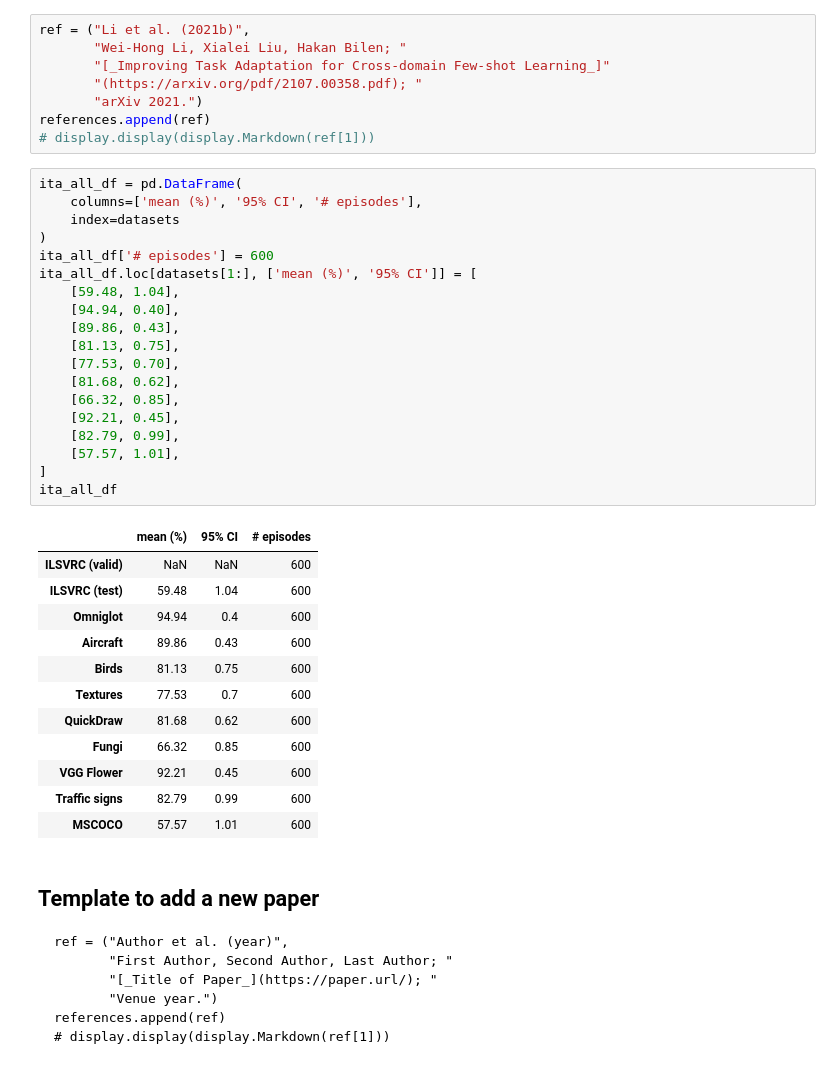
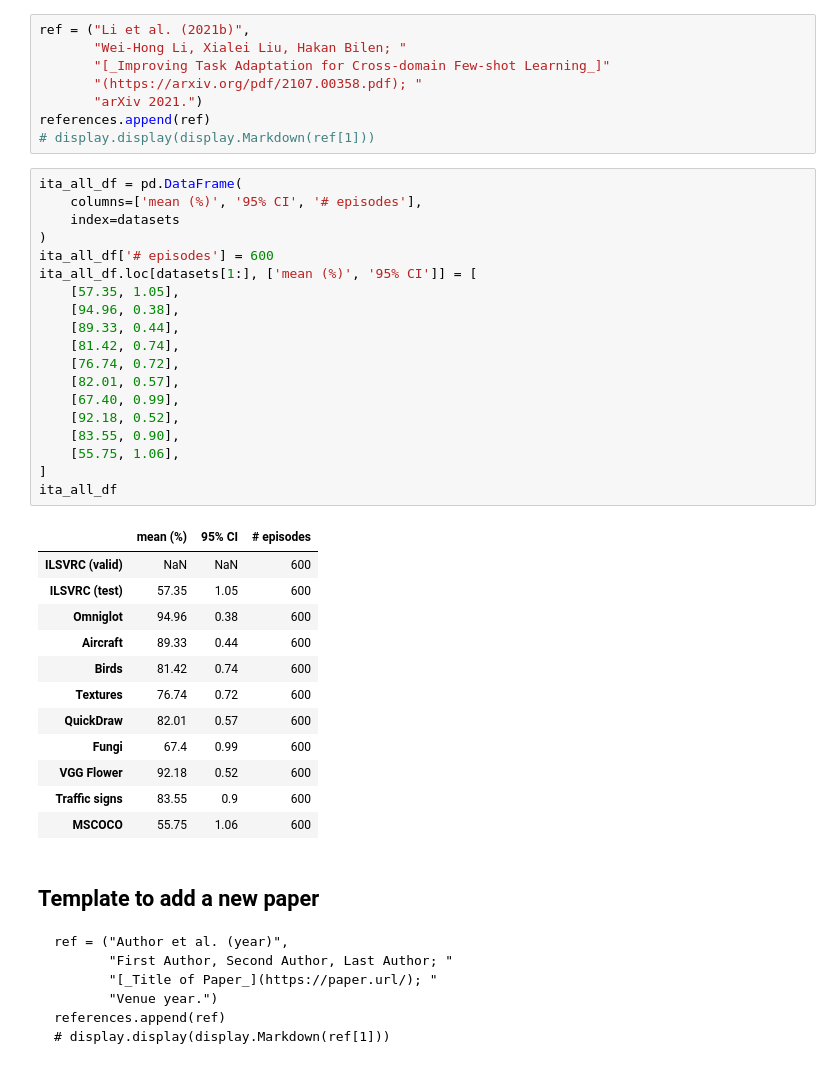
Before and after one commit to google-research/meta-dataset, a Jupyter notebook: Leaderboard.ipynb, the cells around one changed output. Cells and saved outputs as stored; diff of their text form.

```diff
--- a/Leaderboard.ipynb
+++ b/Leaderboard.ipynb
@@ -1135,35 +1135,35 @@ references.append(ref)
 # %%
 ita_all_df = pd.DataFrame(
     columns=['mean (%)', '95% CI', '# episodes'],
     index=datasets
 )
 ita_all_df['# episodes'] = 600
 ita_all_df.loc[datasets[1:], ['mean (%)', '95% CI']] = [
-    [59.48, 1.04],
-    [94.94, 0.40],
-    [89.86, 0.43],
-    [81.13, 0.75],
-    [77.53, 0.70],
-    [81.68, 0.62],
-    [66.32, 0.85],
-    [92.21, 0.45],
-    [82.79, 0.99],
-    [57.57, 1.01],
+    [57.35, 1.05],
+    [94.96, 0.38],
+    [89.33, 0.44],
+    [81.42, 0.74],
+    [76.74, 0.72],
+    [82.01, 0.57],
+    [67.40, 0.99],
+    [92.18, 0.52],
+    [83.55, 0.90],
+    [55.75, 1.06],
 ]
 ita_all_df
 # %% [output]
 |  | mean (%) | 95% CI | # episodes |
 | ILSVRC (valid) | NaN | NaN | 600 |
-| ILSVRC (test) | 59.48 | 1.04 | 600 |
-| Omniglot | 94.94 | 0.4 | 600 |
-| Aircraft | 89.86 | 0.43 | 600 |
-| Birds | 81.13 | 0.75 | 600 |
-| Textures | 77.53 | 0.7 | 600 |
-| QuickDraw | 81.68 | 0.62 | 600 |
-| Fungi | 66.32 | 0.85 | 600 |
-| VGG Flower | 92.21 | 0.45 | 600 |
-| Traffic signs | 82.79 | 0.99 | 600 |
-| MSCOCO | 57.57 | 1.01 | 600 |
+| ILSVRC (test) | 57.35 | 1.05 | 600 |
+| Omniglot | 94.96 | 0.38 | 600 |
+| Aircraft | 89.33 | 0.44 | 600 |
+| Birds | 81.42 | 0.74 | 600 |
+| Textures | 76.74 | 0.72 | 600 |
+| QuickDraw | 82.01 | 0.57 | 600 |
+| Fungi | 67.4 | 0.99 | 600 |
+| VGG Flower | 92.18 | 0.52 | 600 |
+| Traffic signs | 83.55 | 0.9 | 600 |
+| MSCOCO | 55.75 | 1.06 | 600 |
 # %% [markdown]
 ## Template to add a new paper
 
```
Also changed, not shown: parts of 4 cells of this notebook, 1 other file.
